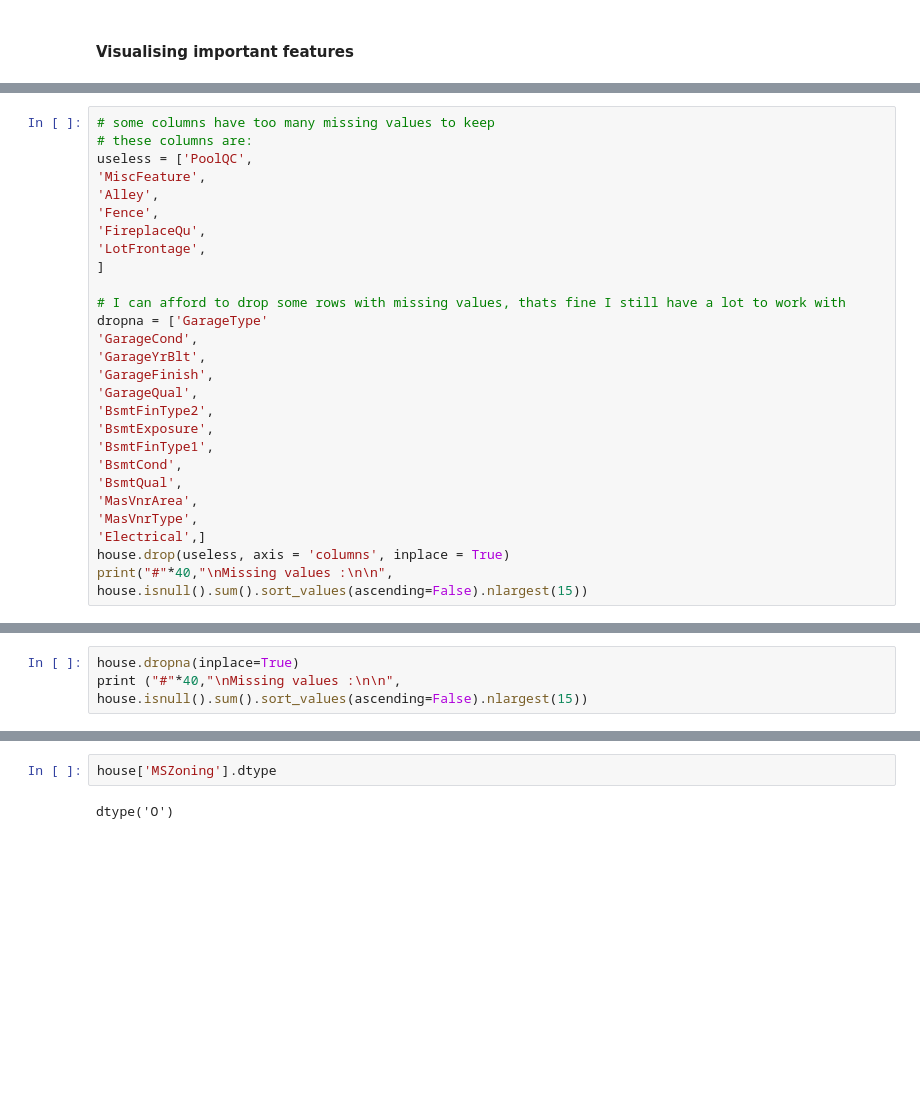
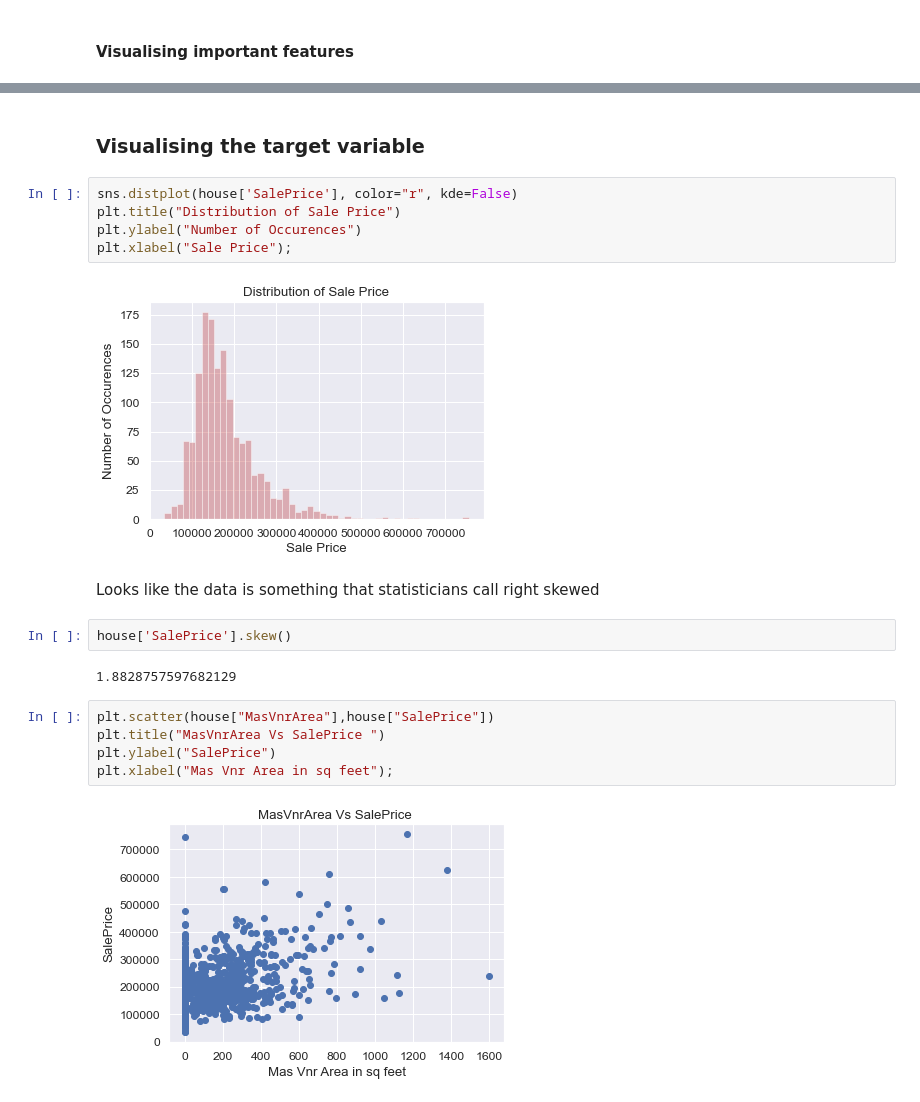
Before and after one commit to kshitijmohan15/Data-Analysis, a Jupyter notebook: Advanced Regression House Prices/train_house_prices.ipynb, the cells around one changed output, grey strips where cells are left out. Saved outputs shown, nothing was run; the diff lists cells and outputs as text; blank space fills up the shorter version.

```diff
--- a/Advanced Regression House Prices/train_house_prices.ipynb
+++ b/Advanced Regression House Prices/train_house_prices.ipynb
@@ -149,27 +150,0 @@ as_index=False).mean().sort_values(by='Fireplaces', ascending=False)
-# %%
-# some columns have too many missing values to keep
-# these columns are:
-useless = ['PoolQC',
-'MiscFeature',
-'Alley',
-'Fence',
-'FireplaceQu',
-'LotFrontage',
-]
-
-# I can afford to drop some rows with missing values, thats fine I still have a lot to work with
-dropna = ['GarageType'
-'GarageCond',
-'GarageYrBlt',
-'GarageFinish',
-'GarageQual',
-'BsmtFinType2',
-'BsmtExposure',
-'BsmtFinType1',
-'BsmtCond',
-'BsmtQual',
-'MasVnrArea',
-'MasVnrType',
-'Electrical',]
-house.drop(useless, axis = 'columns', inplace = True)
-print("#"*40,"\nMissing values :\n\n", house.isnull().sum().sort_values(ascending=False).nlargest(15))
@@ -196,3 +150,0 @@ dtype: int64
-# %%
-house.dropna(inplace=True)
-print ("#"*40,"\nMissing values :\n\n", house.isnull().sum().sort_values(ascending=False).nlargest(15))
@@ -219,4 +151,22 @@ dtype: int64
-# %%
-house['MSZoning'].dtype
-# %% [output]
-dtype('O')
+# %% [markdown]
+### Visualising the target variable
+# %%
+sns.distplot(house['SalePrice'], color="r", kde=False)
+plt.title("Distribution of Sale Price")
+plt.ylabel("Number of Occurences")
+plt.xlabel("Sale Price");
+# %% [output]
+[figure, added]
+# %% [markdown]
+Looks like the data is something that statisticians call right skewed
+# %%
+house['SalePrice'].skew()
+# %% [output]
+1.8828757597682129
+# %%
+plt.scatter(house["MasVnrArea"],house["SalePrice"])
+plt.title("MasVnrArea Vs SalePrice ")
+plt.ylabel("SalePrice")
+plt.xlabel("Mas Vnr Area in sq feet");
+# %% [output]
+[figure, added]
```
Also changed, not shown: parts of 18 cells of this notebook.
